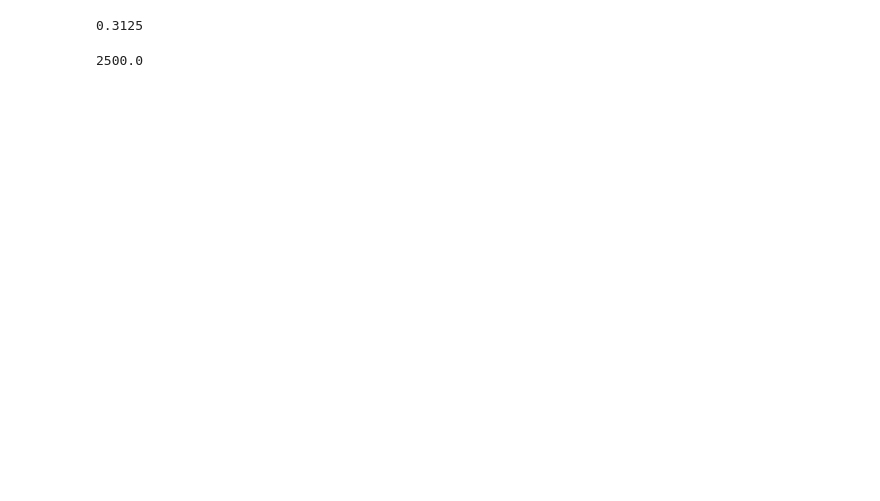
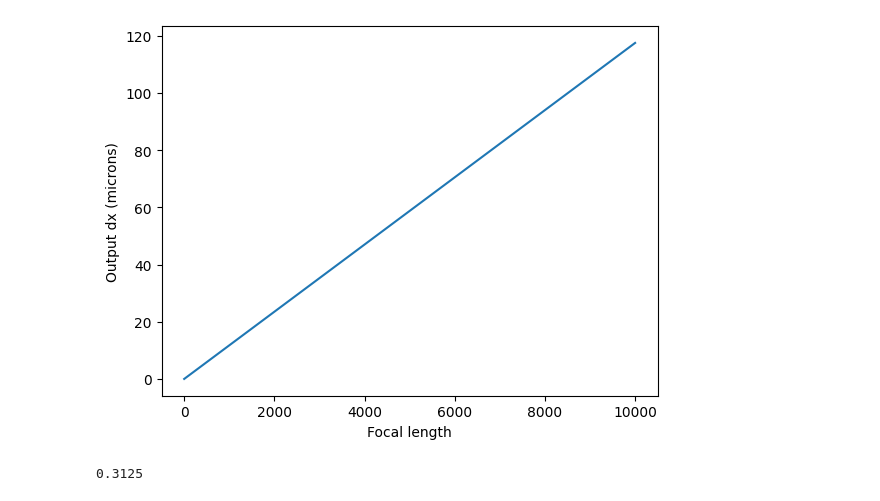
Before and after one commit to chromatix-team/chromatix, a Jupyter notebook: docs/examples/fflens.ipynb, the cells around one changed output. Cells and saved outputs as stored; diff of their text form; code cells hidden in the pictures; blank space fills up the shorter version.

```diff
--- a/docs/examples/fflens.ipynb
+++ b/docs/examples/fflens.ipynb
@@ -117 +99,31 @@ Array([0.3125    , 0.31249997, 0.3125    , 0.3125    , 0.3125    ,
+# %%
+# dx_out w.r.t. focal length
+focal_lengths = jnp.linspace(1, 10000, 100)
+output_dxes = jnp.zeros_like(focal_lengths)
+for i, focal_length in enumerate(focal_lengths):
+    input_field = ScalarField.create(
+        dx=0.266,  # spacing in microns
+        spectrum=0.532,  # wavelength in microns
+        spectral_density=1.0,
+        u=input,
+        shape=(128, 128),
+    )
+    fflens = FFLens(
+        f=focal_length,  # focal length in microns
+        n=1.33,  # refractive index
+        NA=0.8,  # numerical aperture
+    )
+    params = fflens.init(key, input_field)
+    output_field = fflens.apply(
+        params,  # Empty params if no learnable parameters
+        input_field,
+    )
+    output_dxes = output_dxes.at[i].set(output_field.dx[0, 0, 0, 0, 0, 0])
+
+plt.plot(focal_lengths, output_dxes, label="dx_out", linestyle="-")
+plt.xlabel("Focal length")
+plt.ylabel("Output dx (microns)")
+plt.show()
+# %% [output]
+[figure, added]
 # %%
@@ -119,6 +131,2 @@ Array([0.3125    , 0.31249997, 0.3125    , 0.3125    , 0.3125    ,
 # %% [output]
 0.3125
-# %%
-1 * 1 / 0.532 * 1000 * 1.33
-# %% [output]
-2500.0
```
Also changed, not shown: parts of 17 cells of this notebook, 1 other file.
